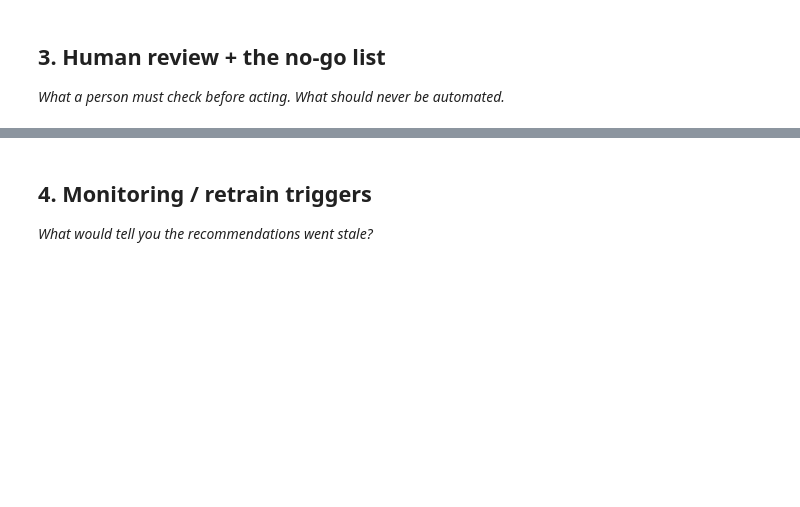
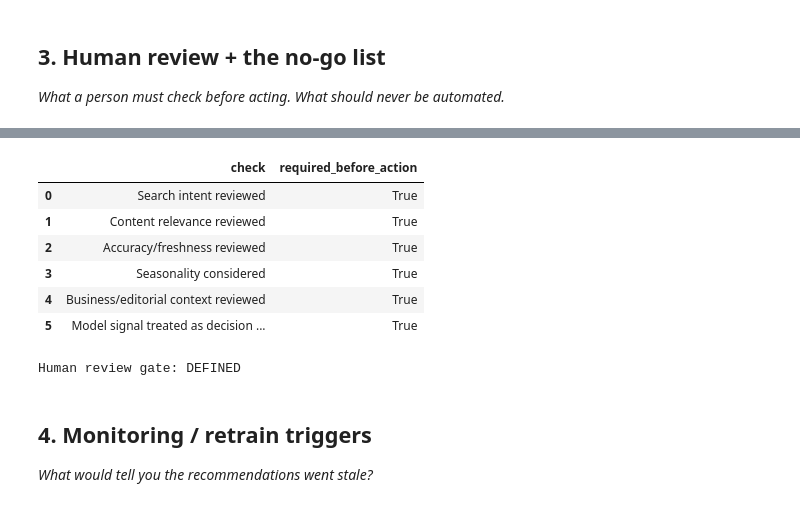
Before and after one commit to afreensumai64/ML-Internship, a Jupyter notebook: work/notebooks/w07_action_playbook.ipynb, the cells around one changed output, grey strips where cells are left out. Cells and saved outputs as stored; diff of their text form; code cells hidden in the pictures; blank space fills up the shorter version.

```diff
--- a/work/notebooks/w07_action_playbook.ipynb
+++ b/work/notebooks/w07_action_playbook.ipynb
@@ -27,6 +214,35 @@ This skeleton is yours to fill. Work the sections **in order** — each one has
 # %%
 # This cell is for CODE (numbers, a query, a check).
 # Write your text answer in the cell ABOVE this one — typing sentences here breaks Run All.
+
+# Human-review gate checklist
+
+review_gate = pd.DataFrame({
+    "check": [
+        "Search intent reviewed",
+        "Content relevance reviewed",
+        "Accuracy/freshness reviewed",
+        "Seasonality considered",
+        "Business/editorial context reviewed",
+        "Model signal treated as decision support"
+    ],
+    "required_before_action": [True] * 6
+})
+
+display(review_gate)
+
+assert review_gate["required_before_action"].all()
+
+print("Human review gate: DEFINED")
+# %% [output]
+|  | check | required_before_action |
+| 0 | Search intent reviewed | True |
+| 1 | Content relevance reviewed | True |
+| 2 | Accuracy/freshness reviewed | True |
+| 3 | Seasonality considered | True |
+| 4 | Business/editorial context reviewed | True |
+| 5 | Model signal treated as decision ... | True |
+Human review gate: DEFINED
 # %% [markdown]
 ## 4. Monitoring / retrain triggers
 
```
Also changed, not shown: parts of 16 cells of this notebook.
